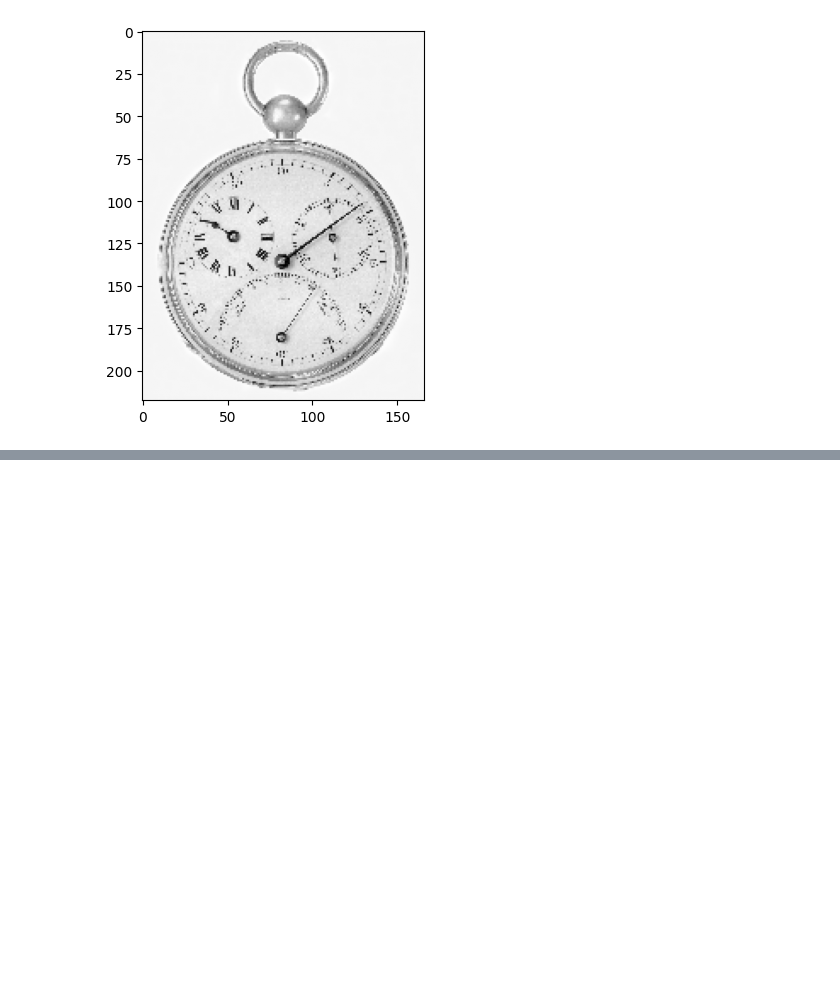
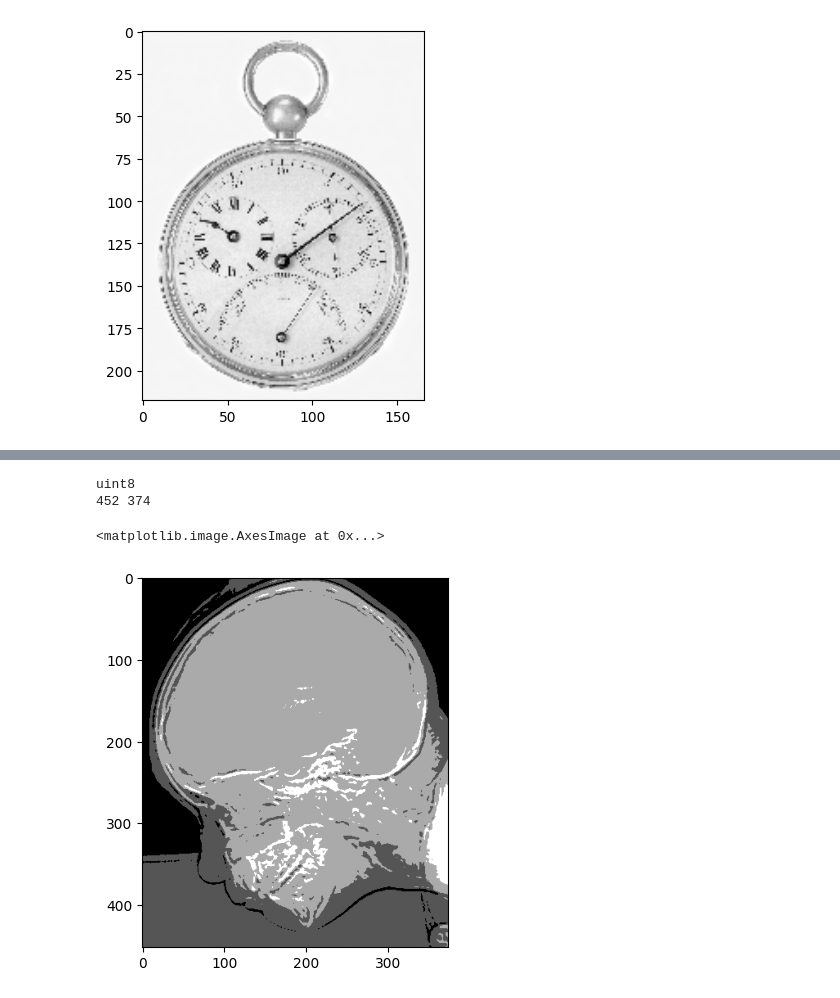
Before and after one commit to kkademorais/pdi-study, a Jupyter notebook: Lab01_PDI.ipynb, the cells around one changed output, grey strips where cells are left out. Saved outputs shown, nothing was run; the diff lists cells and outputs as text; code cells hidden in the pictures; blank space fills up the shorter version.

```diff
--- a/Lab01_PDI.ipynb
+++ b/Lab01_PDI.ipynb
@@ -192,0 +220,40 @@ plt.imshow(nova_img, cmap='gray', vmin=0, vmax=255)
+# %%
+import cv2
+import matplotlib.pyplot as plt
+import numpy as np
+
+img = cv2.imread('ctskull-256.tif', cv2.IMREAD_GRAYSCALE)
+
+#plt.imshow(img, cmap='gray', vmin=0, vmax=255)
+
+print(img.dtype)  # níveis de intensidade (num de bits em cada pixel)
+linha = img.shape[0]
+coluna = img.shape[1]
+print(img.shape[0],img.shape[1]) # dimensões da imagem
+
+nova_img = np.empty((linha,coluna), dtype= img.dtype)
+
+# imagem de 7 bits = 2^7 = 128
+
+# 1 2 4 8 16 32 64 128 256
+# 0 1 2 3 4  5  6   7   8
+
+# num_cores = 256 / 2^k, onde k é o número de bits removidos das camadas para refazer a quantização
+# 7 bits => num_cores = 256 / 2^1 = 256 / 2 = 128
+bits = 2
+k = 8 - bits
+passo = 2**k
+num_cores = int(256 / passo)
+#for k in range(1,num_cores):
+#  nova_img = img // passo
+
+nova_img[::,::] = img[::,::] // passo
+
+quant = (2 ** bits) - 1
+
+plt.imshow(nova_img, cmap='gray', vmin=0, vmax=quant)
+# %% [output]
+uint8
+452 374
+<matplotlib.image.AxesImage at 0x...>
+[figure, added]
```
Also changed, not shown: parts of 12 cells of this notebook.
